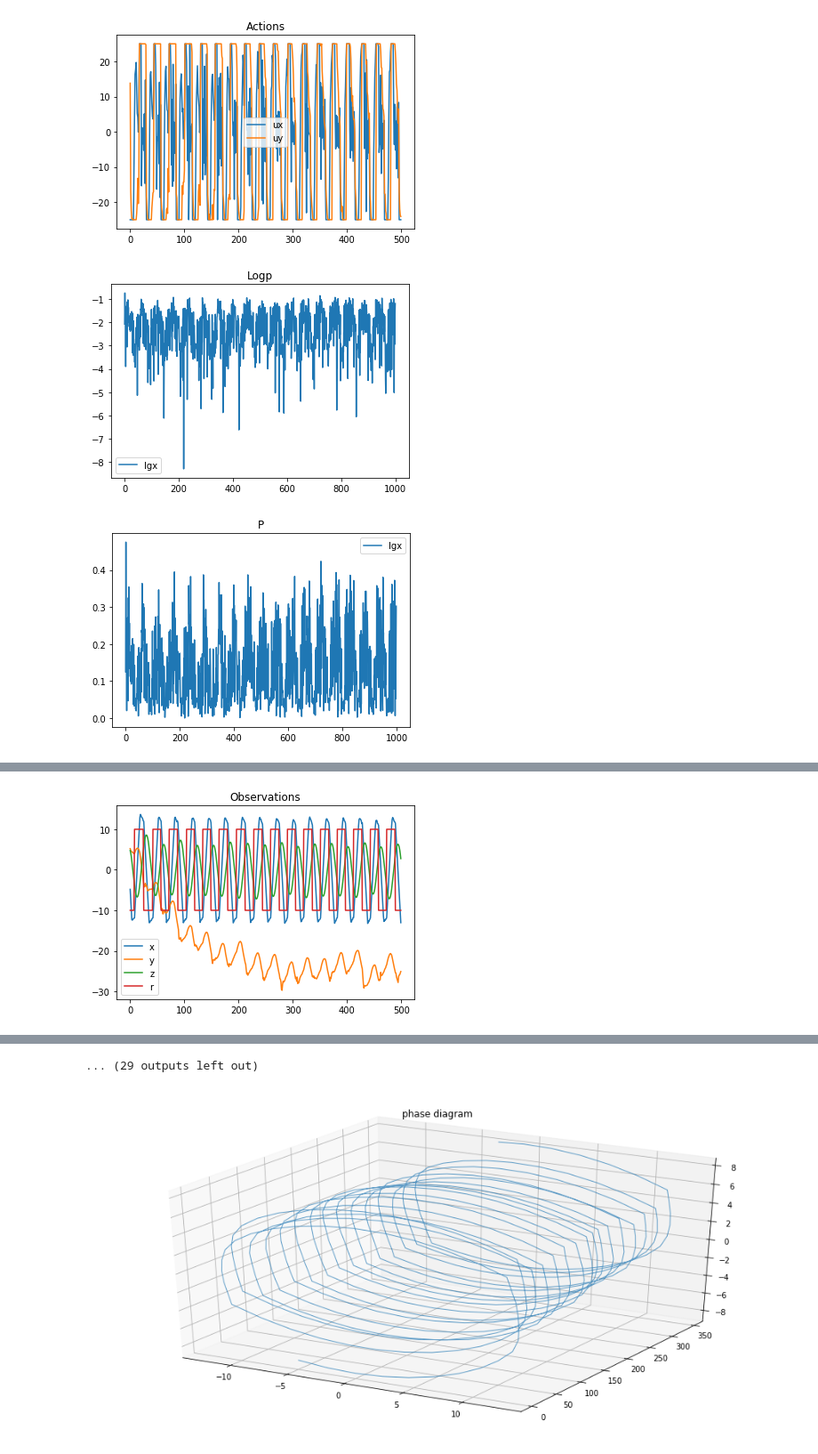
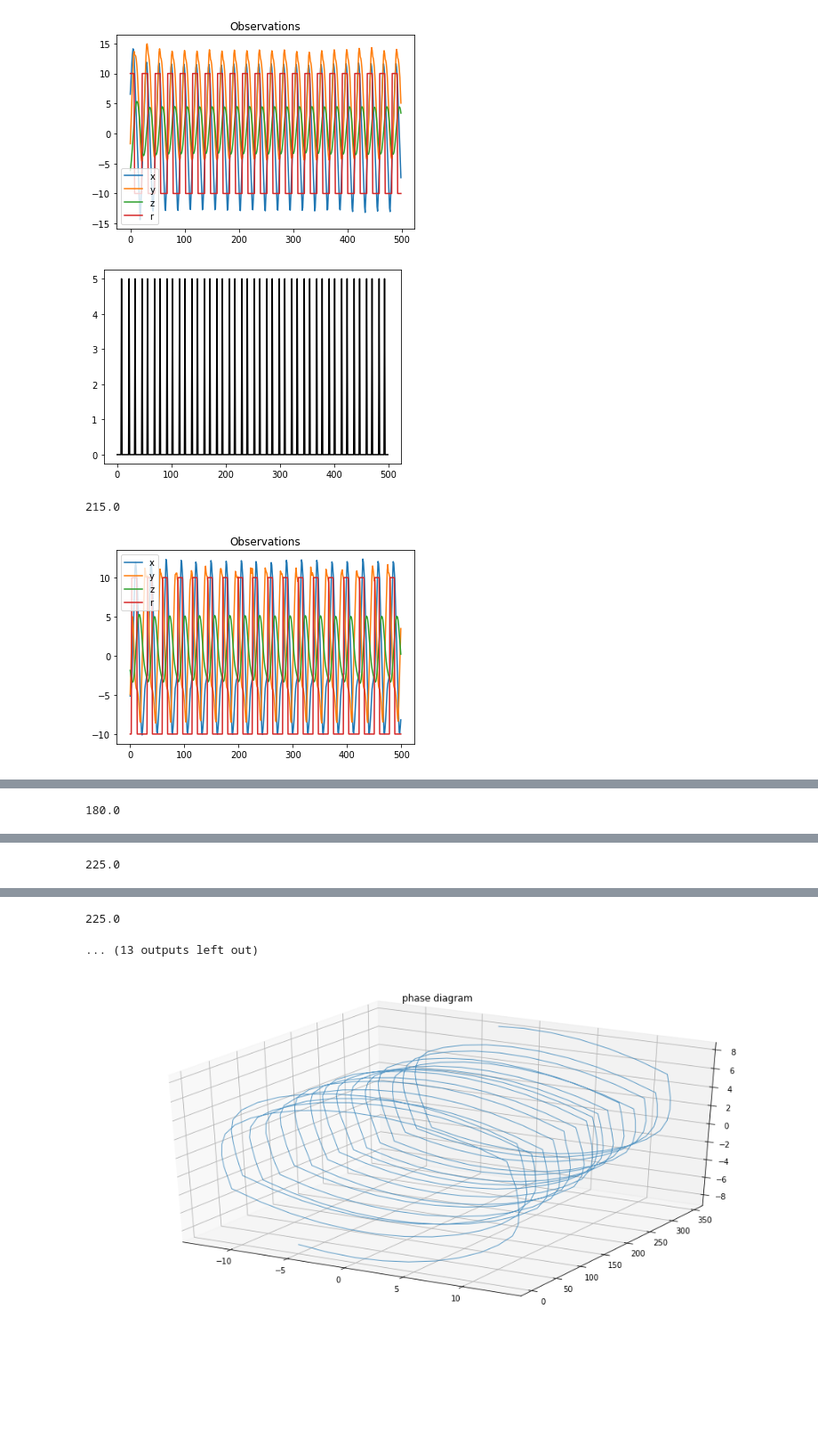
Before and after one commit to sgillen/lorenz, a Jupyter notebook: analyze_sg.ipynb, the cells around one changed output, grey strips where cells are left out. Shown at 89% size. Saved outputs shown, nothing was run; the diff lists cells and outputs as text; code cells hidden in the pictures; blank space fills up the shorter version.

```diff
--- a/analyze_sg.ipynb
+++ b/analyze_sg.ipynb
@@ -21,13 +21,8 @@ dtype = np.float32
 #trial_dir = "/home/sgillen/work/lorenz/run_sg/data/dim/250_trans_2"
 
 #trial_dir = "/home/sgillen/work/lorenz/run_sg/data/visit/100_visit"
-trial_dir = "/home/sgillen/work/lorenz/run_sg/data/visit/mesh"
-
-
-
-
-
-
+trial_dir = "/home/sgillen/work/lorenz/run_sg/data/rew_normal/sched_lin"
+#trial_dir = "/home/sgillen/work/lorenz/run_sg/data/rew_normal/2500_len"
 
 
 ws_list = []
@@ -76,8 +71,8 @@ fig, ax = smooth_bounded_curve(rewards, window=100)
 # %%
 # %%
 
-ws = ws_list[3]
-model = model_list[3]
+ws = ws_list[5]
+model = model_list[5]
 
 plt.plot(ws['raw_rew_hist'], 'ko')
 plt.title('Return')
@@ -97,6 +92,7 @@ Text(0.5, 1.0, 'Value loss')
 # %%
 # %%
 env = gym.make(ws['env_name'], **ws['env_config'])
+env.num_steps = 500
 
 def do_rollout(init_point):
     obs = env.reset(init_point)
@@ -129,37 +125,41 @@ def do_rollout(init_point):
 # %%
 # X0 = np.array([1, 1,.3])
 
+env.num_steps=500
 for ws, model in zip(ws_list, model_list):
     #X0 = np.array([0,0,0])
     X0 = np.random.uniform(-10,10,3)
 
 
 
     obs_hist, action_hist, reward_hist, logp_hist = do_rollout(X0)
 
-    plt.plot(np.clip(action_hist, -env.action_max, env.action_max))
-    plt.title('Actions')
-    plt.legend(['ux', 'uy'])
-    plt.show(); plt.figure()
+#     plt.plot(np.clip(action_hist, -env.action_max, env.action_max))
+#     plt.title('Actions')
+#     plt.legend(['ux', 'uy'])
+#     plt.show(); plt.figure()
 
-    plt.plot(logp_hist)
-    plt.title('Logp')
-    plt.legend(['lgx', 'lqy'])
-    plt.show(); plt.figure()
+#     plt.plot(logp_hist)
+#     plt.title('Logp')
+#     plt.legend(['lgx', 'lqy'])
+#     plt.show(); plt.figure()
 
-    plt.plot(np.exp(logp_hist))
-    plt.title('P')
-    plt.legend(['lgx', 'lqy'])
-    plt.show(); plt.figure()
+#     plt.plot(np.exp(logp_hist))
+#     plt.title('P')
+#     plt.legend(['lgx', 'lqy'])
+#     plt.show(); plt.figure()
 
     plt.plot(obs_hist)
     plt.title('Observations')
     plt.legend(['x', 'y', 'z', 'r'])
     plt.show(); plt.figure()
 
     plt.plot(reward_hist, 'k')
     plt.show(); plt.figure()
+
+    print(sum(reward_hist))
 # %% [output]
-[figure, old version]
+[figure, new version]
-[figure, old version]
+[figure, new version]
+215.0
-[figure, old version]
+[figure, new version]
@@ -166,0 +167 @@ for ws, model in zip(ws_list, model_list):
+180.0
@@ -168,0 +170 @@ for ws, model in zip(ws_list, model_list):
+225.0
@@ -171 +172,0 @@ for ws, model in zip(ws_list, model_list):
-[figure, removed]
@@ -175,4 +173,5 @@ for ws, model in zip(ws_list, model_list):
-... (29 outputs left out)
+225.0
+... (13 outputs left out)
 # %%
 obs_arr = np.stack(obs_hist)
 x = obs_arr[:, 0]
```
Also changed, not shown: parts of 4 cells of this notebook, 6 other files.
